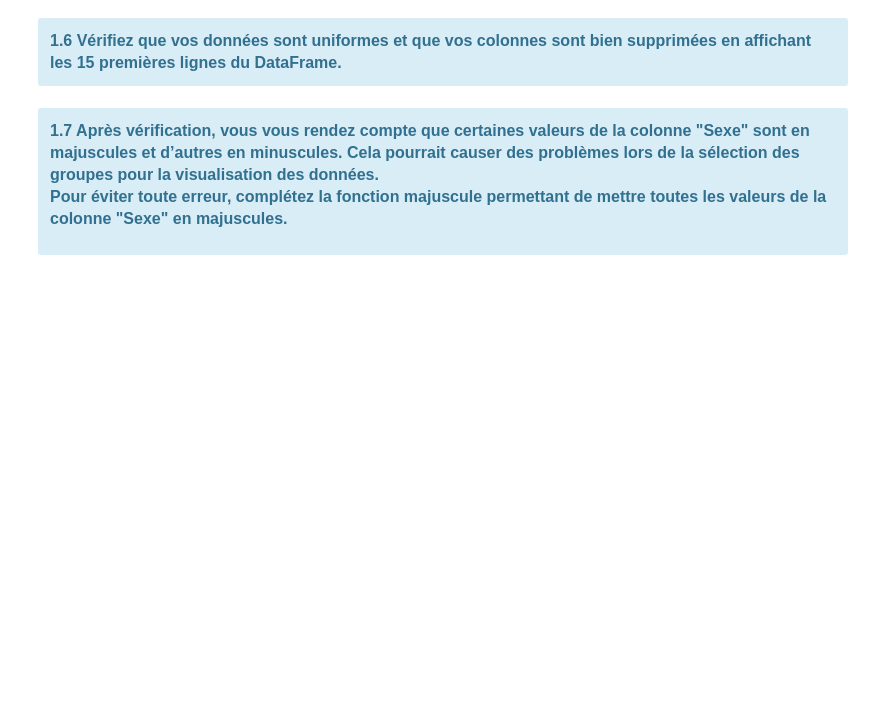
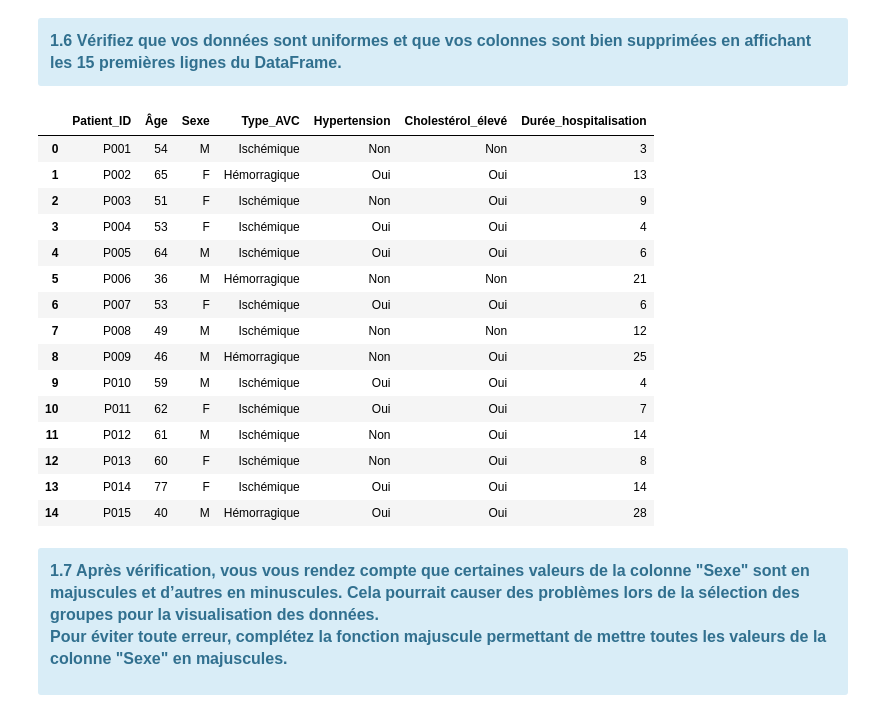
Before and after one commit to MelinaAit-Allah/2025A-TP3MelinaAitAllah, a Jupyter notebook: TP3.ipynb, the cells around one changed output. Cells and saved outputs as stored; diff of their text form; code cells hidden in the pictures; blank space fills up the shorter version.

```diff
--- a/TP3.ipynb
+++ b/TP3.ipynb
@@ -175,6 +174,24 @@ df_clean
 <br>
 # %%
 # TODO Afficher les 15 premières lignes du DataFrame
+dat.head(15)
+# %% [output]
+|  | Patient_ID | Âge | Sexe | Type_AVC | Hypertension | Cholestérol_élevé | Durée_hospitalisation |
+| 0 | P001 | 54 | M | Ischémique | Non | Non | 3 |
+| 1 | P002 | 65 | F | Hémorragique | Oui | Oui | 13 |
+| 2 | P003 | 51 | F | Ischémique | Non | Oui | 9 |
+| 3 | P004 | 53 | F | Ischémique | Oui | Oui | 4 |
+| 4 | P005 | 64 | M | Ischémique | Oui | Oui | 6 |
+| 5 | P006 | 36 | M | Hémorragique | Non | Non | 21 |
+| 6 | P007 | 53 | F | Ischémique | Oui | Oui | 6 |
+| 7 | P008 | 49 | M | Ischémique | Non | Non | 12 |
+| 8 | P009 | 46 | M | Hémorragique | Non | Oui | 25 |
+| 9 | P010 | 59 | M | Ischémique | Oui | Oui | 4 |
+| 10 | P011 | 62 | F | Ischémique | Oui | Oui | 7 |
+| 11 | P012 | 61 | M | Ischémique | Non | Oui | 14 |
+| 12 | P013 | 60 | F | Ischémique | Non | Oui | 8 |
+| 13 | P014 | 77 | F | Ischémique | Oui | Oui | 14 |
+| 14 | P015 | 40 | M | Hémorragique | Oui | Oui | 28 |
 # %% [markdown]
 <div class="alert alert-block alert-info" style="font-size:16px;">
 <b>
```
Also changed, not shown: parts of 4 cells of this notebook.
